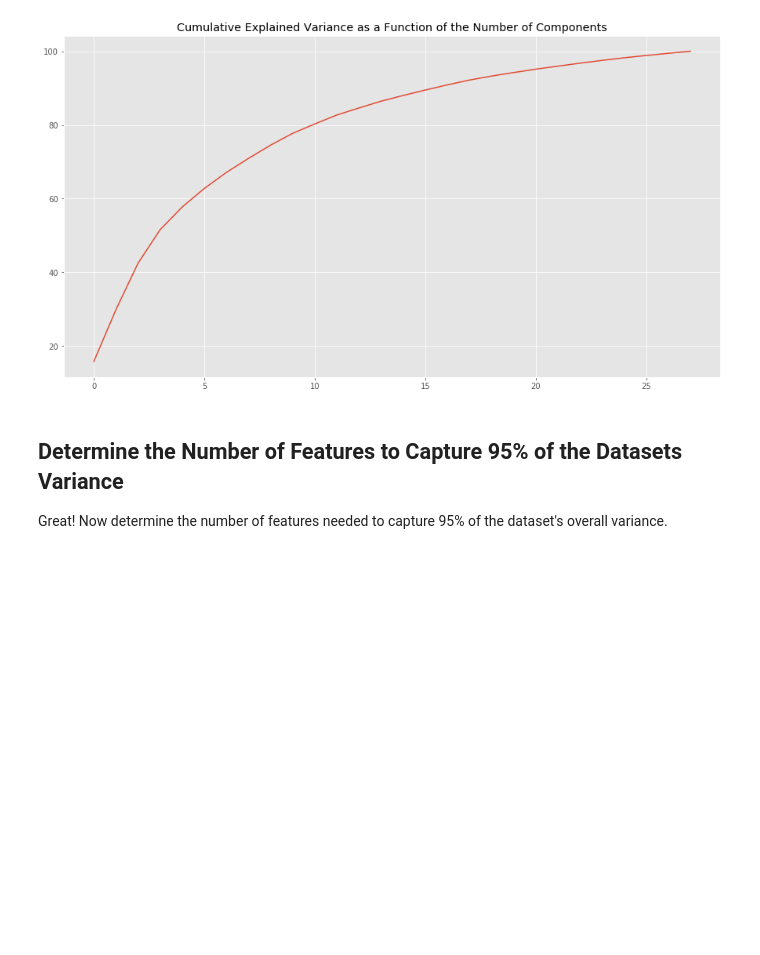
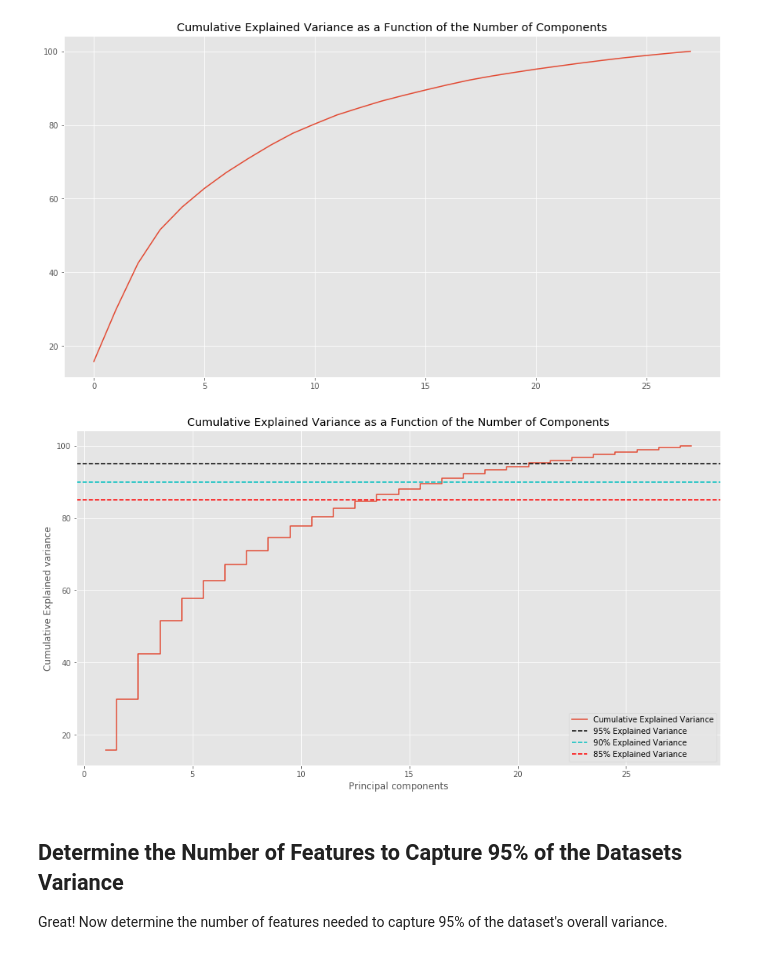
Before and after one commit to nkacoroski/dsc-3-34-11-image-compression-classification-with-pca-codealong-seattle-ds-career-040119, a Jupyter notebook: index.ipynb, the cells around one changed output. Cells and saved outputs as stored; diff of their text form; code cells hidden in the pictures; blank space fills up the shorter version.

```diff
--- a/index.ipynb
+++ b/index.ipynb
@@ -133,6 +133,20 @@ plt.plot(cum_var_exp)
 plt.title('Cumulative Explained Variance as a Function of the Number of Components');
 # %% [output]
 [figure]
+# %%
+plt.style.use('ggplot')
+plt.figure(figsize=(15, 8))
+plt.step(range(1, 29), cum_var_exp, where='mid',label='Cumulative Explained Variance')
+plt.title('Cumulative Explained Variance as a Function of the Number of Components')
+plt.ylabel('Cumulative Explained variance')
+plt.xlabel('Principal components')
+plt.axhline(y = 95, color='k', linestyle='--', label = '95% Explained Variance')
+plt.axhline(y = 90, color='c', linestyle='--', label = '90% Explained Variance')
+plt.axhline(y = 85, color='r', linestyle='--', label = '85% Explained Variance')
+plt.legend()
+plt.show()
+# %% [output]
+[figure, added]
 # %% [markdown]
 ## Determine the Number of Features to Capture 95% of the Datasets Variance
 
```
